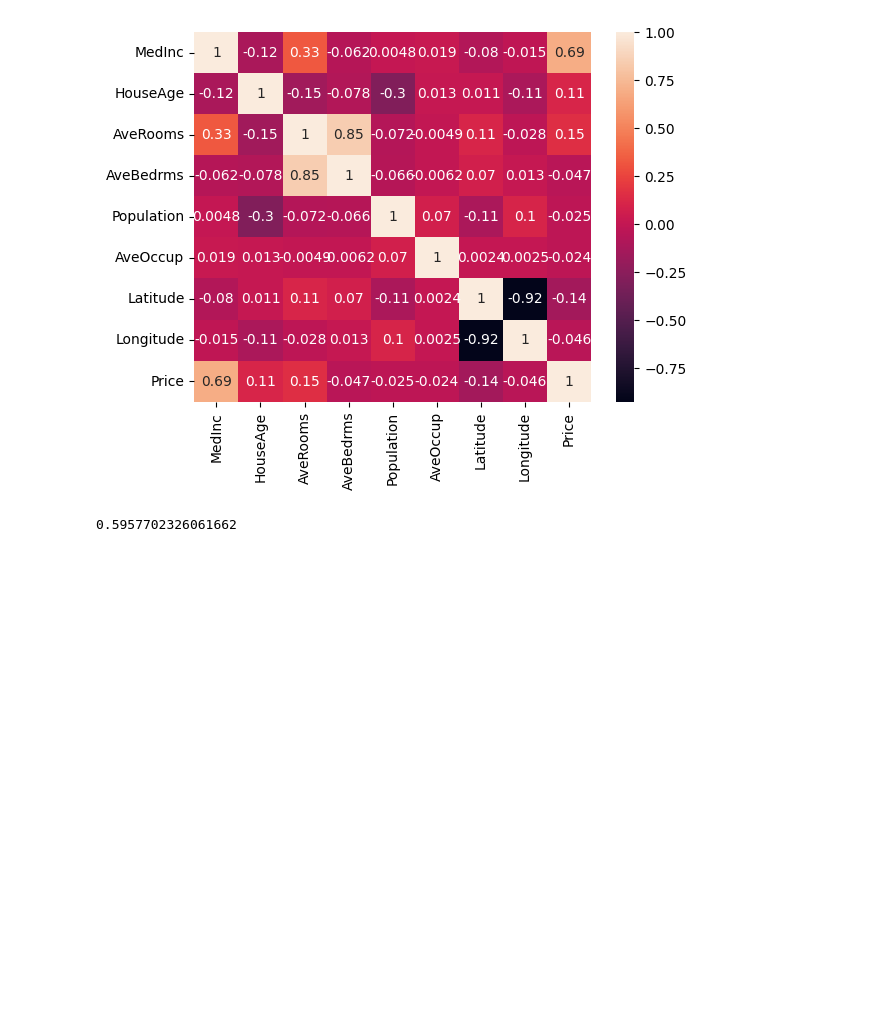
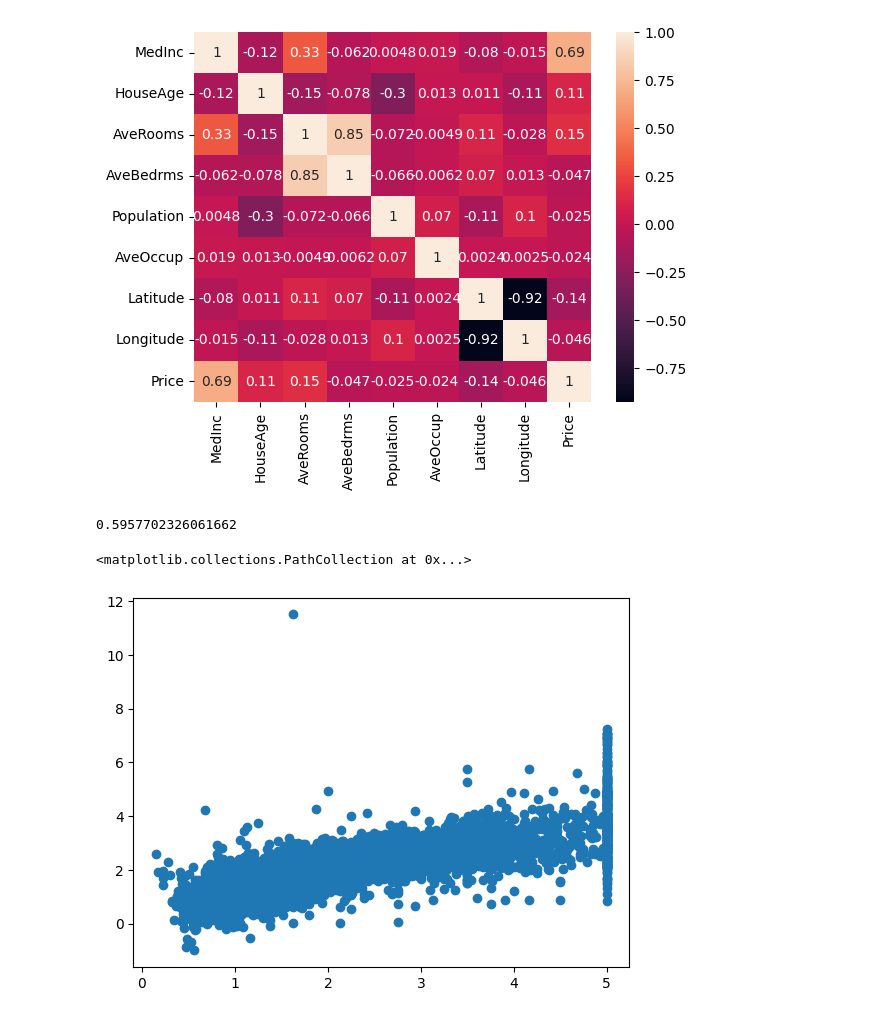
Before and after one commit to Murtuzasaifee/python_ml_nlp_practice, a Jupyter notebook: src/10-Machine Learning/multiple_linear_reg_california_dataset.ipynb, the cells around one changed output. Cells and saved outputs as stored; diff of their text form; code cells hidden in the pictures; blank space fills up the shorter version.

Commit message:
Assumption in multiple regression

```diff
--- a/src/10-Machine Learning/multiple_linear_reg_california_dataset.ipynb
+++ b/src/10-Machine Learning/multiple_linear_reg_california_dataset.ipynb
@@ -164,0 +171,8 @@ print(r2)
+# %%
+
+## 1. Linearity
+plt.scatter(y_test, ypred)
+## Based on the above plot, we can see that the data is linear. So, the first assumption is satisfied.
+# %% [output]
+<matplotlib.collections.PathCollection at 0x...>
+[figure, added]
```
Also changed, not shown: parts of 4 cells of this notebook.
